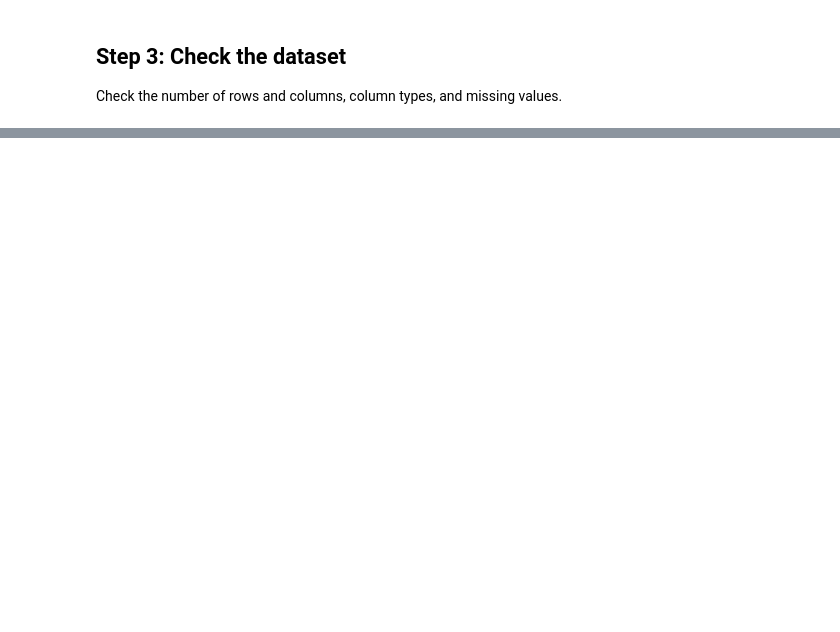
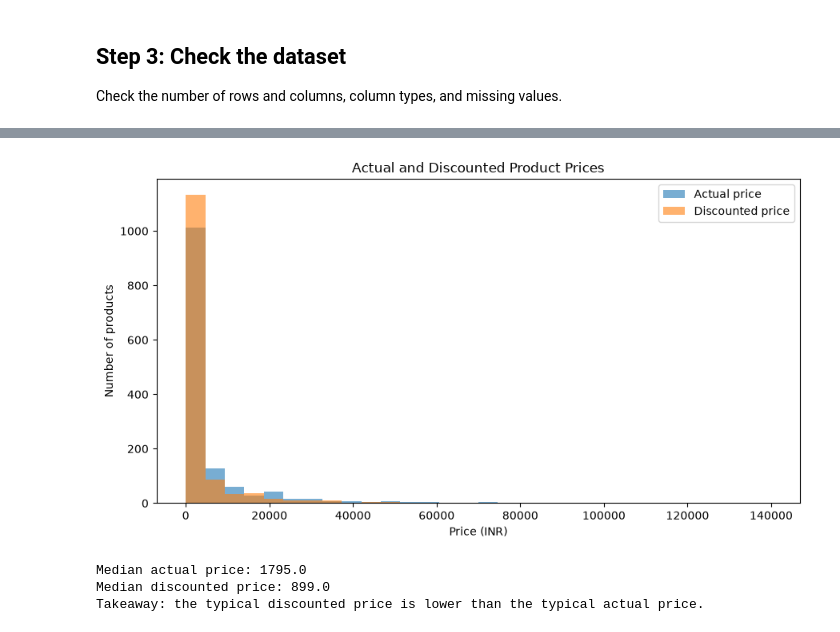
Before and after one commit to rahulpoojith/Week-1-Target-Customer-Sales-Analysis, a Jupyter notebook: Data_processing/analysis.ipynb, the cells around one changed output, grey strips where cells are left out. Saved outputs shown, nothing was run; the diff lists cells and outputs as text; code cells hidden in the pictures; blank space fills up the shorter version.

```diff
--- a/Data_processing/analysis.ipynb
+++ b/Data_processing/analysis.ipynb
@@ -157,0 +149,21 @@ Reminder: The dataset has no order dates, purchases, or units sold, so these obs
+# %%
+maximum_price = max(df["actual_price"].max(), df["discounted_price"].max())
+
+plt.figure(figsize=(9, 5))
+plt.hist(df["actual_price"], bins=30, range=(0, maximum_price), alpha=0.6, label="Actual price")
+plt.hist(df["discounted_price"], bins=30, range=(0, maximum_price), alpha=0.6, label="Discounted price")
+plt.title("Actual and Discounted Product Prices")
+plt.xlabel("Price (INR)")
+plt.ylabel("Number of products")
+plt.legend()
+plt.tight_layout()
+plt.show()
+
+print("Median actual price:", round(df["actual_price"].median(), 2))
+print("Median discounted price:", round(df["discounted_price"].median(), 2))
+print("Takeaway: the typical discounted price is lower than the typical actual price.")
+# %% [output]
+[figure, added]
+Median actual price: 1795.0
+Median discounted price: 899.0
+Takeaway: the typical discounted price is lower than the typical actual price.
```
Also changed, not shown: parts of 31 cells of this notebook.
